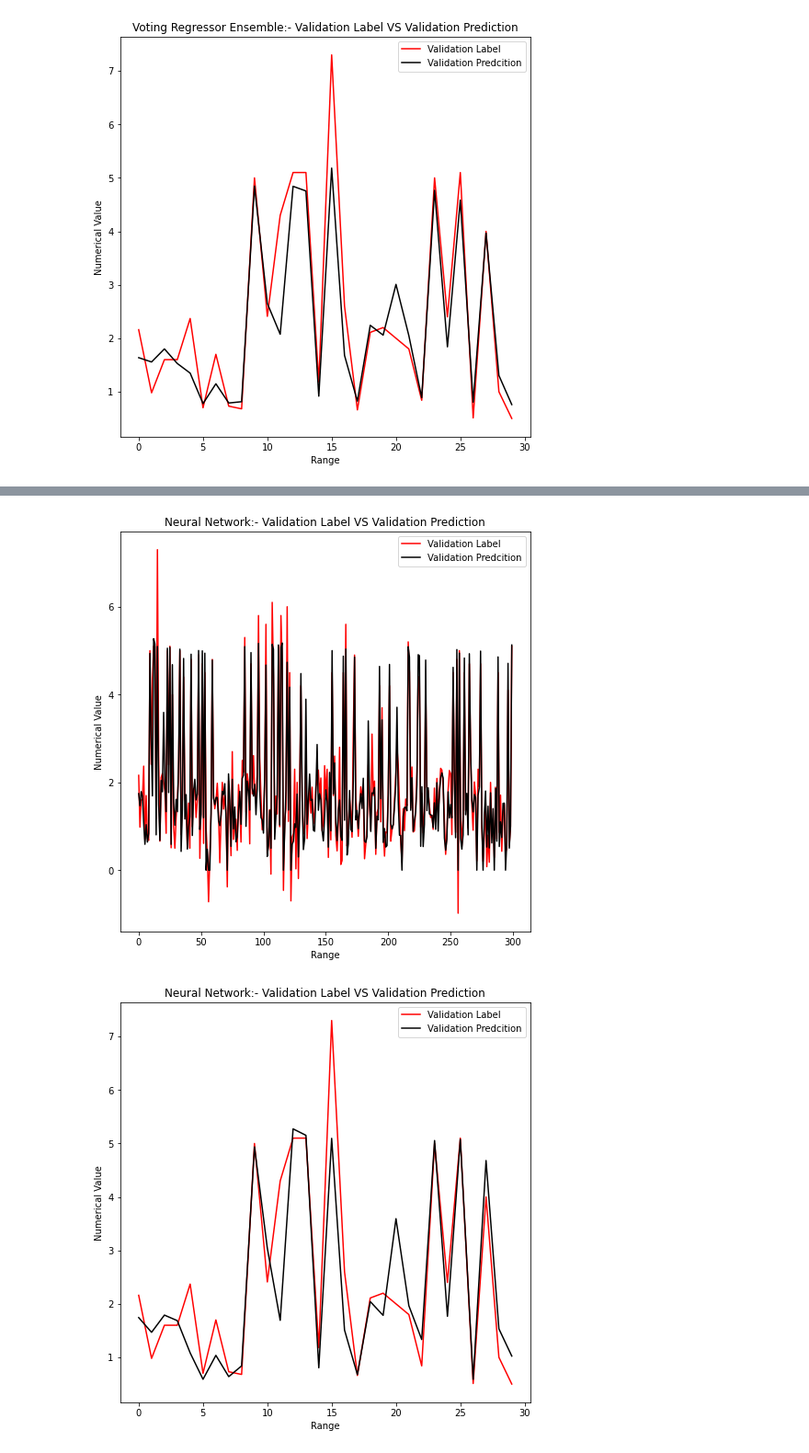
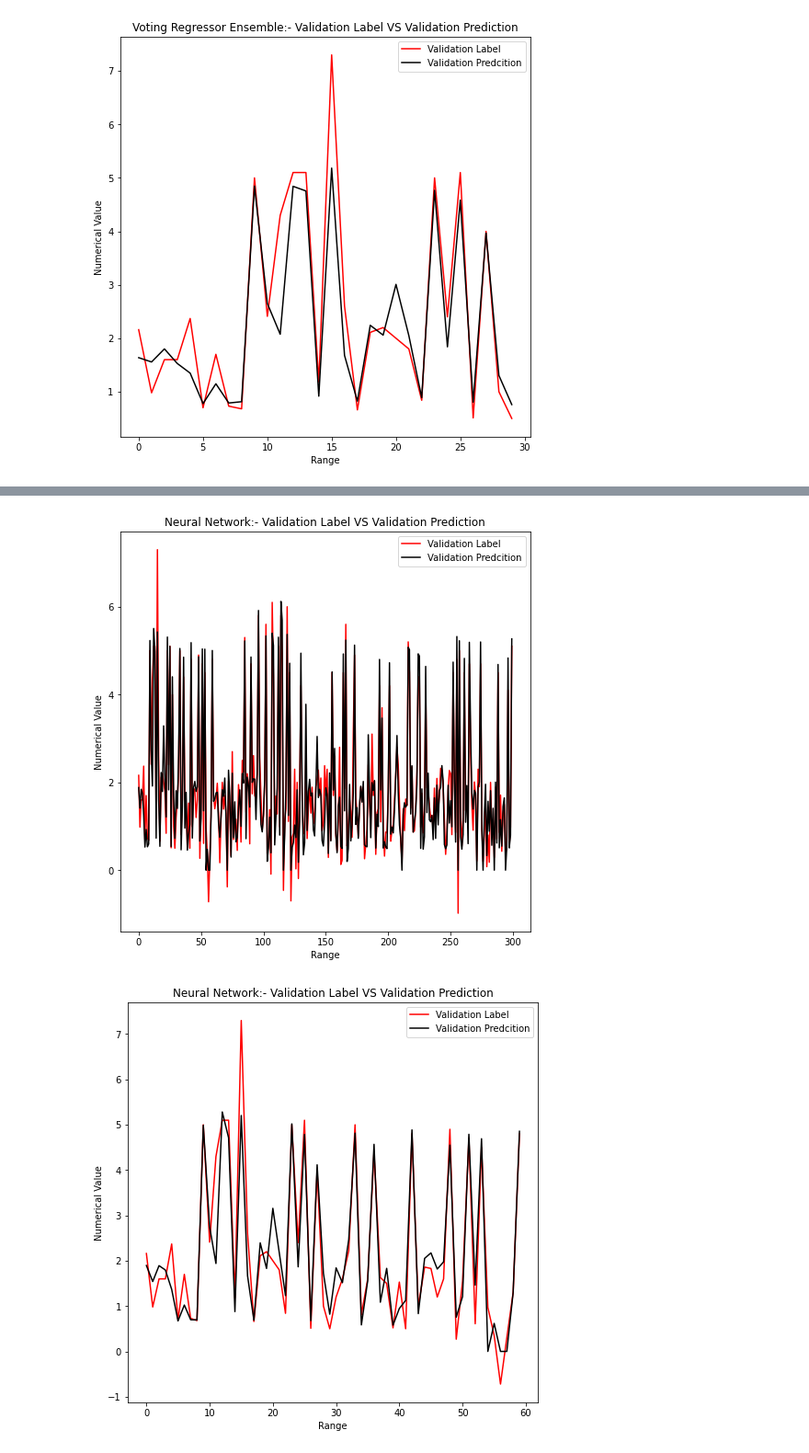
Before and after one commit to hungrycarpet/Quakedet, a Jupyter notebook: earthquake.ipynb, the cells around one changed output, grey strips where cells are left out. Shown at 92% size. Cells and saved outputs as stored; diff of their text form; code cells hidden in the pictures.

```diff
--- a/earthquake.ipynb
+++ b/earthquake.ipynb
@@ -668,24 +668,24 @@ fig.show()
 [figure]
 # %%
 input=keras.Input(shape=(74,))
-z=keras.layers.Dense(74,activation='elu',kernel_initializer=keras.initializers.HeNormal(47))(input)
+z=keras.layers.Dense(200,activation='elu',kernel_initializer=keras.initializers.HeNormal(47))(input)
 z=keras.layers.BatchNormalization()(z)
-z=keras.layers.Dense(74,activation='elu',kernel_initializer=keras.initializers.HeNormal(47))(z)
-z=keras.layers.Add()([input,z])
+z=keras.layers.Dense(200,activation='elu',kernel_initializer=keras.initializers.HeNormal(47))(z)
+z=keras.layers.Concatenate()([input,z])
 z=keras.layers.BatchNormalization()(z)
 z=keras.layers.Dropout(0.3)(z)
-al=keras.layers.Dense(74,activation='elu',kernel_initializer=keras.initializers.HeNormal(47))(z)
-z=keras.layers.Dense(74,activation='elu',kernel_initializer=keras.initializers.HeNormal(47))(al)
+al=keras.layers.Dense(200,activation='elu',kernel_initializer=keras.initializers.HeNormal(47))(z)
+z=keras.layers.Dense(200,activation='elu',kernel_initializer=keras.initializers.HeNormal(47))(al)
 z=keras.layers.Add()([al,z])
 z=keras.layers.BatchNormalization()(z)
 z=keras.layers.Dropout(0.3)(z)
 
-z=keras.layers.Dense(100,activation='elu',kernel_initializer=keras.initializers.HeNormal(47))(z)
+z=keras.layers.Dense(200,activation='elu',kernel_initializer=keras.initializers.HeNormal(47))(z)
 z=keras.layers.Dropout(0.3)(z)
-z=keras.layers.Dense(100,activation='elu',kernel_initializer=keras.initializers.HeNormal(47))(z)
+z=keras.layers.Dense(200,activation='elu',kernel_initializer=keras.initializers.HeNormal(47))(z)
 
 z=keras.layers.BatchNormalization()(z)
-z=keras.layers.Dense(32,activation='elu',kernel_initializer=keras.initializers.HeNormal(47))(z)
+z=keras.layers.Dense(200,activation='elu',kernel_initializer=keras.initializers.HeNormal(47))(z)
 output=keras.layers.Dense(1,activation='relu')(z)
 
 model=keras.Model(inputs=[input],outputs=[output])
@@ -716,5 +716,3 @@ keras.utils.plot_model(model)
 # %%
 model.compile(loss='mse',optimizer=keras.optimizers.SGD(0.001,nesterov=True),
               metrics=[keras.metrics.MeanSquaredError(),keras.metrics.MeanAbsoluteError()])
-# %%
-history=model.fit(trainX_mag2,trainY_mag,epochs=45,validation_data=(valX_mag2,valY_mag))
@@ -738,0 +719,5 @@ Epoch 45/45
+# %%
+early_stopping=keras.callbacks.EarlyStopping(patience=10,restore_best_weights=True)
+model_checkpoint=keras.callbacks.ModelCheckpoint('/content/keras model.png',save_best_only=True)
+lr=keras.callbacks.ReduceLROnPlateau()
+history=model.fit(trainX_mag2,trainY_mag,epochs=100,validation_data=(valX_mag2,valY_mag),callbacks=[early_stopping,model_checkpoint,lr])
@@ -754,20 +757,20 @@ ax.legend()
 ax.set_title('Neural Network:- Validation Label VS Validation Prediction')
 fig.show()
 # %% [output]
-[figure, old version]
+[figure, new version]
 # %%
-r=30
+r=60
 fig=plt.figure(figsize=(8,8))
 ax=fig.add_subplot(1,1,1)
 t1=ax.plot(range(r),valY_mag[36:r+36],color='r',label='Validation Label')
 t2=ax.plot(range(r),model.predict(valX_mag2[36:r+36]),color='k',label='Validation Predcition')
 ax.set_xlabel('Range',)
 ax.set_ylabel('Numerical Value')
 ax.legend()
 ax.set_title('Neural Network:- Validation Label VS Validation Prediction')
 fig.show()
 # %% [output]
-[figure, old version]
+[figure, new version]
 # %%
 model.evaluate(valX_mag2,valY_mag)
 # %% [output]
```
Also changed, not shown: parts of 7 cells of this notebook.
